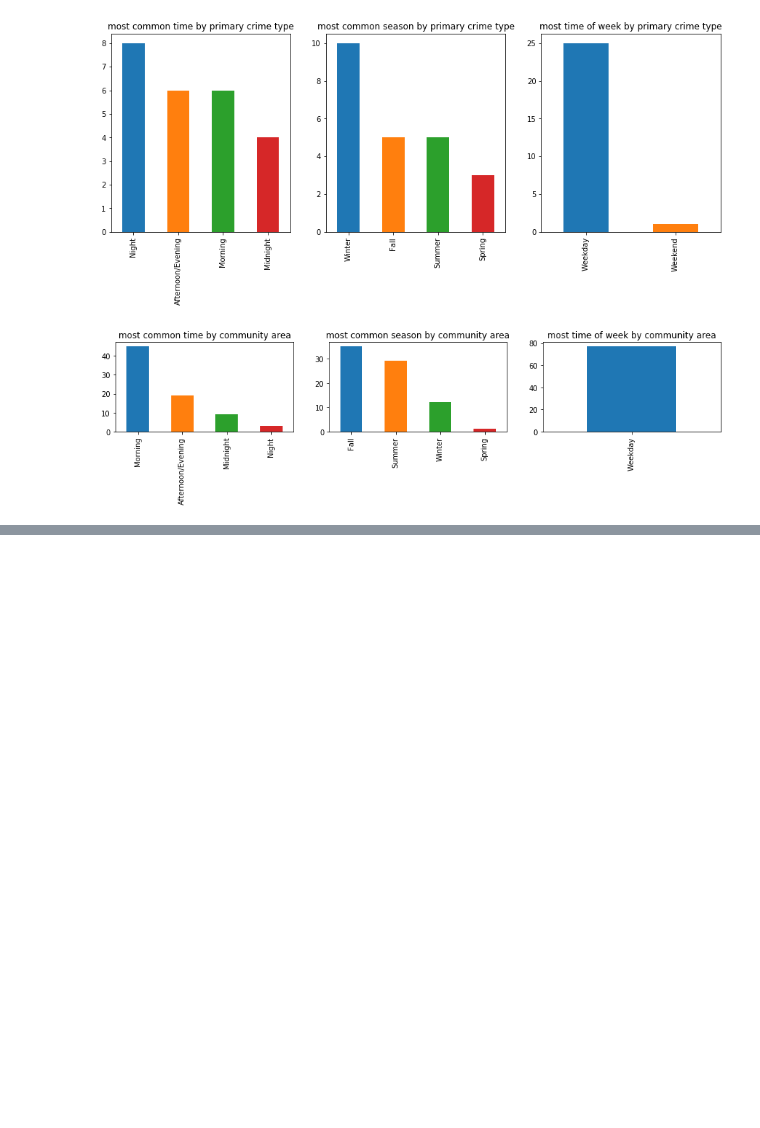
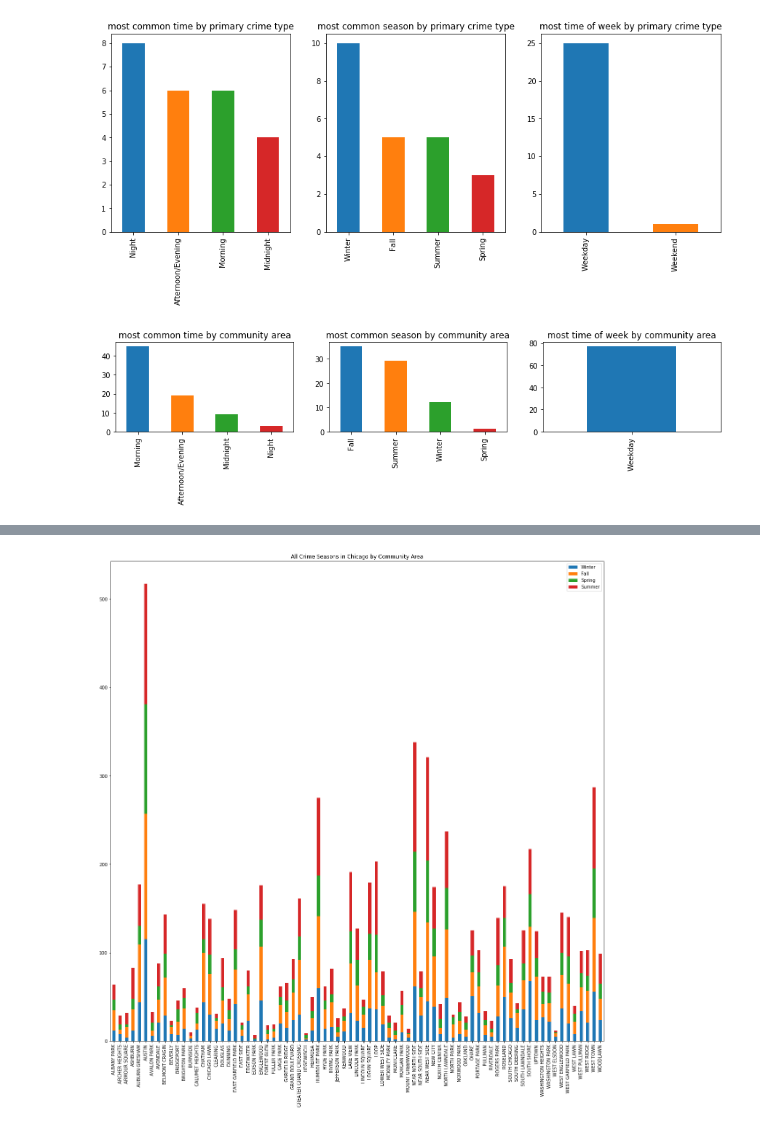
Before and after one commit to busybee333/conda, a Jupyter notebook: CrimeDataExtraction.ipynb, the cells around one changed output, grey strips where cells are left out. Saved outputs shown, nothing was run; the diff lists cells and outputs as text; code cells hidden in the pictures; blank space fills up the shorter version.

```diff
--- a/CrimeDataExtraction.ipynb
+++ b/CrimeDataExtraction.ipynb
@@ -402,0 +418,10 @@ plt.show()
+# %%
+# For seeing all the seasons crimes are committed by community area
+CrimeSeasonCountsCA = pd.DataFrame()
+for c in CrimeSesonsCA:
+    df = SampledCrimeData[SampledCrimeData['Season']==c]
+    CrimeSeasonCountsCA[c] = df['Community_Name'].value_counts().sort_index()
+CrimeSeasonCountsCA.plot.bar(stacked=True, figsize=(20,20), title = 'All Crime Seasons in Chicago by Community Area')
+plt.show()
+# %% [output]
+[figure, added]
```
Also changed, not shown: parts of 6 cells of this notebook.
